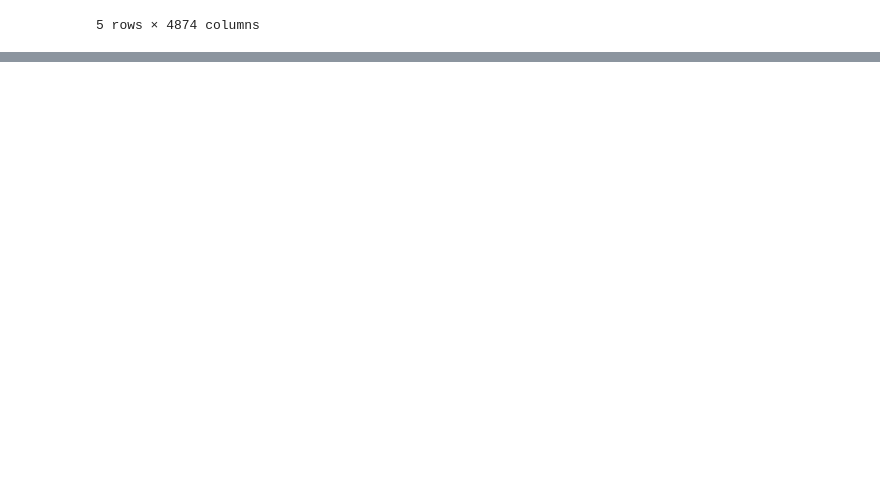
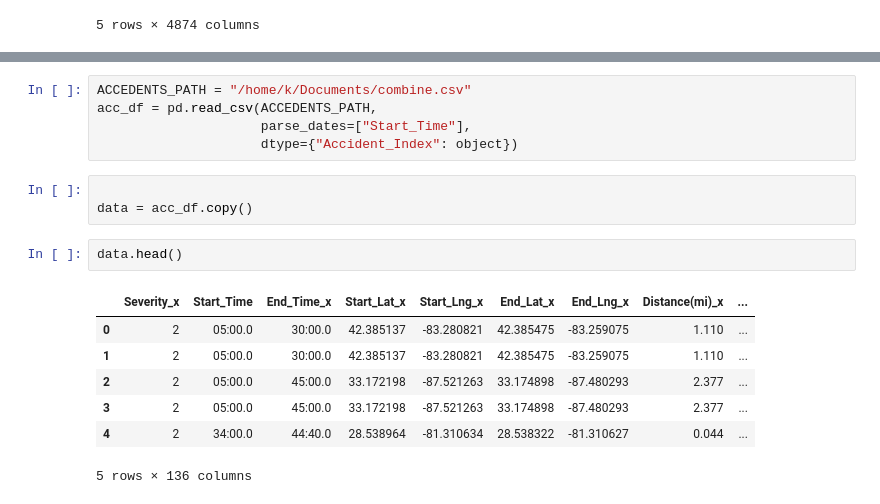
Before and after one commit to karthick-2/eploratory-analysi, a Jupyter notebook: exploratory analysis.ipynb, the cells around one changed output, grey strips where cells are left out. Saved outputs shown, nothing was run; the diff lists cells and outputs as text; blank space fills up the shorter version.

```diff
--- a/exploratory analysis.ipynb
+++ b/exploratory analysis.ipynb
@@ -142,0 +202,18 @@ table
+# %%
+ACCEDENTS_PATH = "/home/k/Documents/combine.csv"
+acc_df = pd.read_csv(ACCEDENTS_PATH,
+                     parse_dates=["Start_Time"],
+                     dtype={"Accident_Index": object})
+# %%
+
+data = acc_df.copy()
+# %%
+data.head()
+# %% [output]
+|  | Severity_x | Start_Time | End_Time_x | Start_Lat_x | Start_Lng_x | End_Lat_x | End_Lng_x | Distance(mi)_x | ... |
+| 0 | 2 | 05:00.0 | 30:00.0 | 42.385137 | -83.280821 | 42.385475 | -83.259075 | 1.110 | ... |
+| 1 | 2 | 05:00.0 | 30:00.0 | 42.385137 | -83.280821 | 42.385475 | -83.259075 | 1.110 | ... |
+| 2 | 2 | 05:00.0 | 45:00.0 | 33.172198 | -87.521263 | 33.174898 | -87.480293 | 2.377 | ... |
+| 3 | 2 | 05:00.0 | 45:00.0 | 33.172198 | -87.521263 | 33.174898 | -87.480293 | 2.377 | ... |
+| 4 | 2 | 34:00.0 | 44:40.0 | 28.538964 | -81.310634 | 28.538322 | -81.310627 | 0.044 | ... |
+5 rows × 136 columns
```
Also changed, not shown: parts of 4 cells of this notebook.
